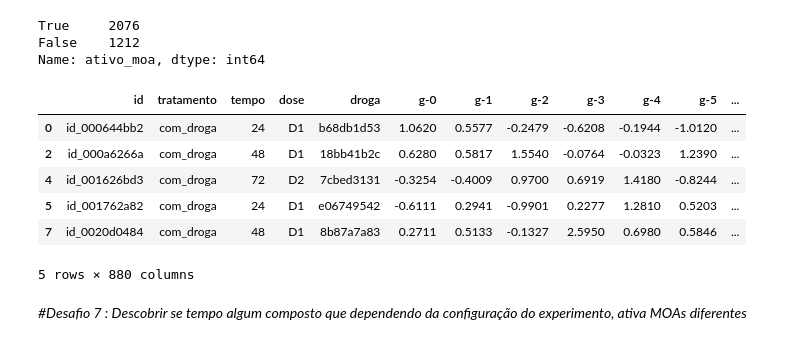
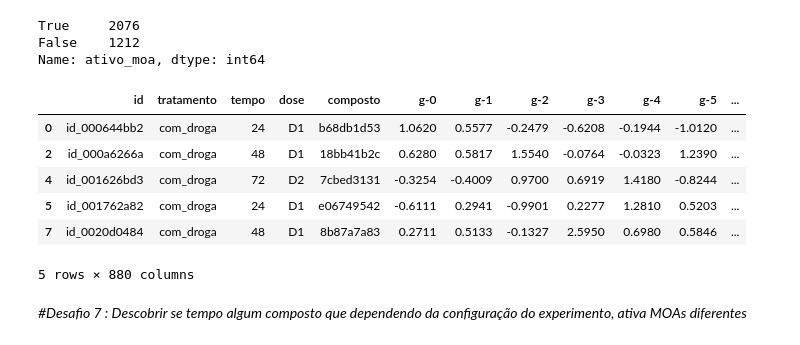
Before and after one commit to m-eicardi/Imersao_DataScience_Alura, a Jupyter notebook: imersao_dados.ipynb, the cells around one changed output. Drawn from its saved outputs; the diff is of its cells as text; code cells hidden in the pictures.

```diff
--- a/imersao_dados.ipynb
+++ b/imersao_dados.ipynb
@@ -1347,7 +1347,7 @@ plt.show()
 # %% [markdown]
 Dados de compostos que tiveram moa ativados - Não controle
 # %%
-composto_droga = dados_combinados[dados_combinados['eh_droga'] == 1].groupby('droga')
+composto_droga = dados_combinados[dados_combinados['eh_droga'] == 1].groupby('composto')
 composto_droga.ativo_moa.mean().value_counts()
 # %% [output]
 True     2076
@@ -1355,10 +1355,10 @@ False    1212
 Name: ativo_moa, dtype: int64
 # %%
 composto_ativado = (composto_droga.ativo_moa.mean()[composto_droga.ativo_moa.mean() == True]).index
-dados_ativados = dados_combinados.query('droga in @composto_ativado')
+dados_ativados = dados_combinados.query('composto in @composto_ativado')
 dados_ativados.head()
 # %% [output]
-|  | id | tratamento | tempo | dose | droga | g-0 | g-1 | g-2 | g-3 | g-4 | g-5 | ... |
+|  | id | tratamento | tempo | dose | composto | g-0 | g-1 | g-2 | g-3 | g-4 | g-5 | ... |
 | 0 | id_000644bb2 | com_droga | 24 | D1 | b68db1d53 | 1.0620 | 0.5577 | -0.2479 | -0.6208 | -0.1944 | -1.0120 | ... |
 | 2 | id_000a6266a | com_droga | 48 | D1 | 18bb41b2c | 0.6280 | 0.5817 | 1.5540 | -0.0764 | -0.0323 | 1.2390 | ... |
 | 4 | id_001626bd3 | com_droga | 72 | D2 | 7cbed3131 | -0.3254 | -0.4009 | 0.9700 | 0.6919 | 1.4180 | -0.8244 | ... |
```
Also changed, not shown: parts of 40 cells of this notebook.
